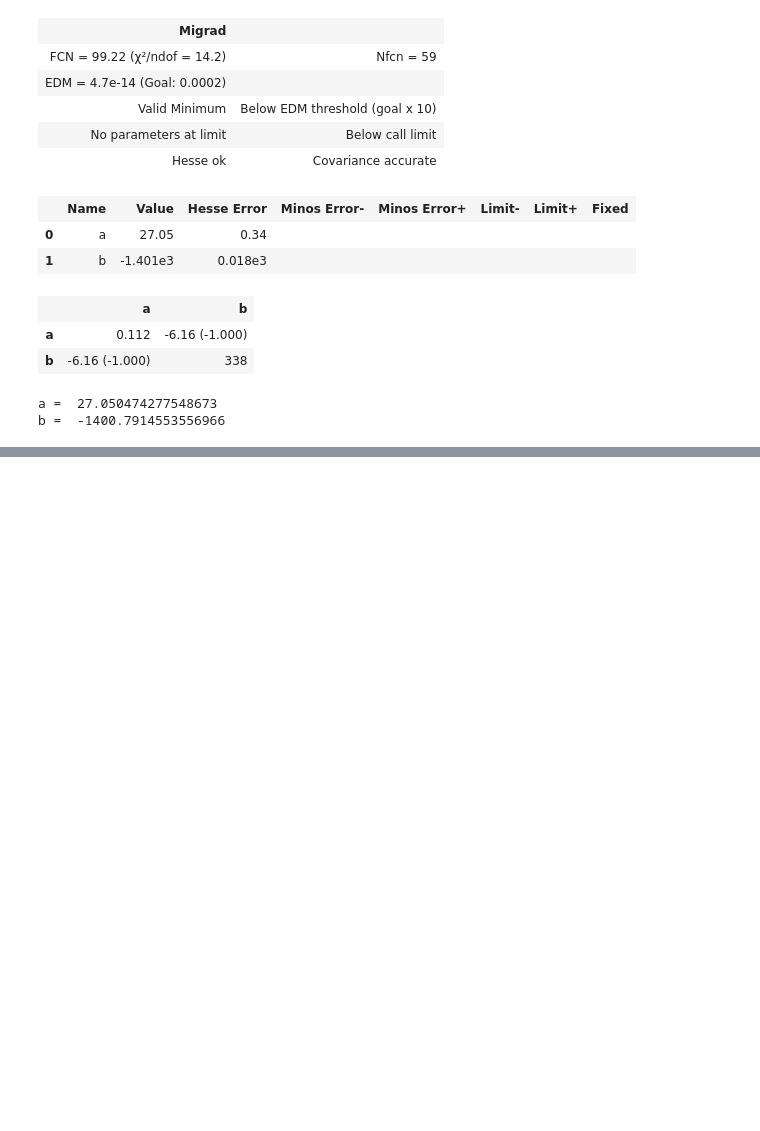
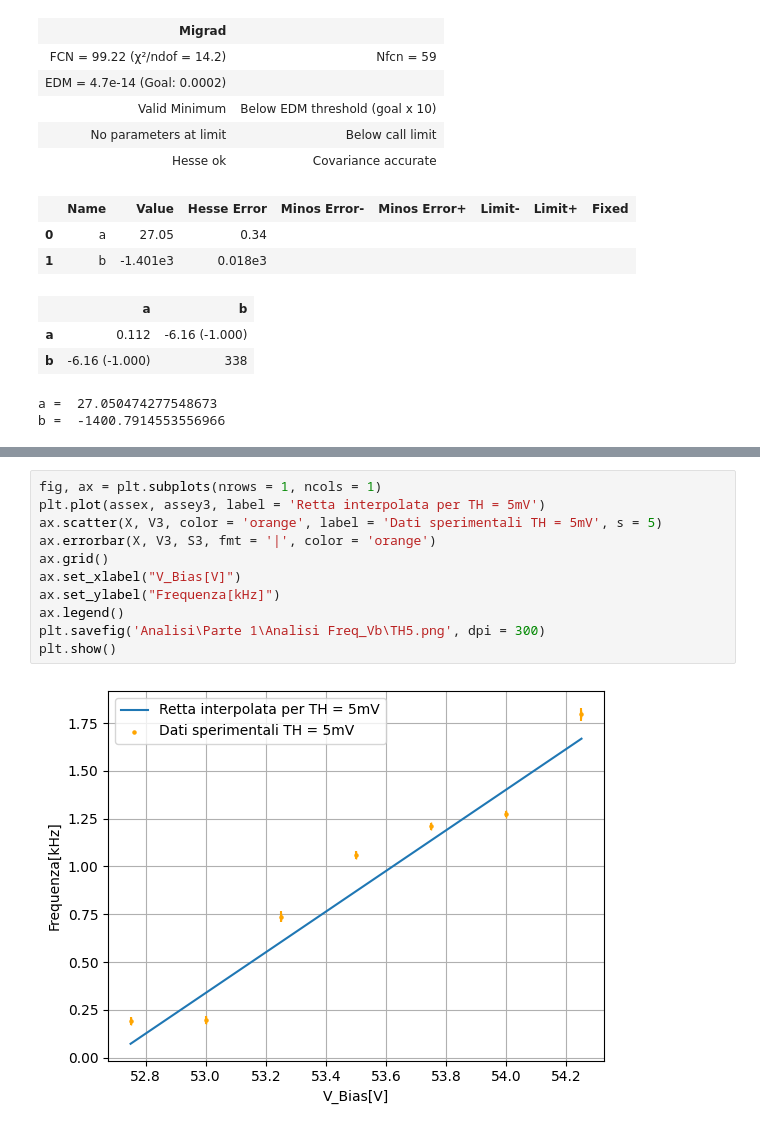
Before and after one commit to Pavar0tty/Laboratorio_SiPM, a Jupyter notebook: Analisi/Parte 1/Analisi Freq_Vb/Analisi.ipynb, the cells around one changed output, grey strips where cells are left out. Saved outputs shown, nothing was run; the diff lists cells and outputs as text; blank space fills up the shorter version.

```diff
--- a/Analisi/Parte 1/Analisi Freq_Vb/Analisi.ipynb
+++ b/Analisi/Parte 1/Analisi Freq_Vb/Analisi.ipynb
@@ -177,0 +370,13 @@ TypeError: 'float' object is not subscriptable
+# %%
+fig, ax = plt.subplots(nrows = 1, ncols = 1)
+plt.plot(assex, assey3, label = 'Retta interpolata per TH = 5mV')
+ax.scatter(X, V3, color = 'orange', label = 'Dati sperimentali TH = 5mV', s = 5)
+ax.errorbar(X, V3, S3, fmt = '|', color = 'orange')
+ax.grid()
+ax.set_xlabel("V_Bias[V]")
+ax.set_ylabel("Frequenza[kHz]")
+ax.legend()
+plt.savefig('Analisi\Parte 1\Analisi Freq_Vb\TH5.png', dpi = 300)
+plt.show()
+# %% [output]
+[figure, added]
```
Also changed, not shown: parts of 13 cells of this notebook, 7 other files.
